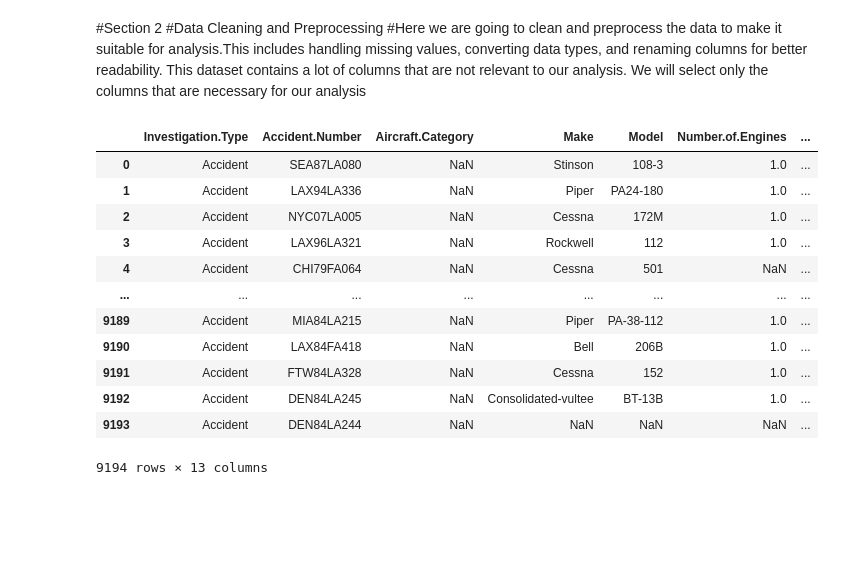
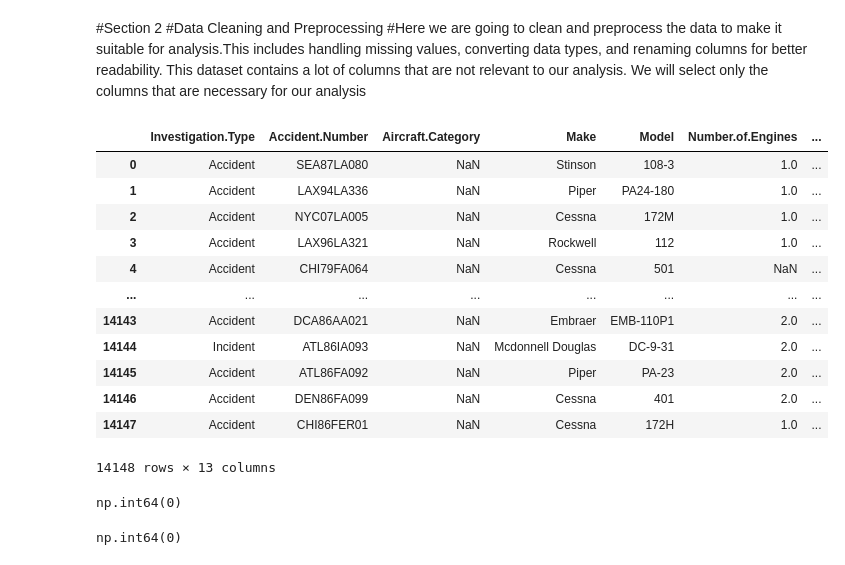
Before and after one commit to nelimaawuor-lgtm/Phase-1-project, a Jupyter notebook: Student.ipynb, the cells around one changed output. Saved outputs shown, nothing was run; the diff lists cells and outputs as text; code cells hidden in the pictures; blank space fills up the shorter version.

```diff
--- a/Student.ipynb
+++ b/Student.ipynb
@@ -9,8 +16,8 @@ import numpy as np
 import matplotlib.pyplot as plt
 import seaborn as sns
 # %%
-#Loading the dataset with pandas
-df = pd.read_csv("Aviation_Data.csv", low_memory=False)
+#Loading the DataFrame
+df = pd.read_csv("Aviation_Data.csv", on_bad_lines='skip', engine='python')
 df
 # %% [output]
 |  | Event.Id | Investigation.Type | Accident.Number | Event.Date | Location | Country | Latitude | Longitude | ... |
@@ -106,19 +113,24 @@ df[df.isna().any(axis=1)]
 #Here we are going to clean and preprocess the data to make it suitable for analysis.This includes handling missing values, converting data types, and renaming columns for better readability.
 This dataset contains a lot of columns that are not relevant to our analysis. We will select only the columns that are necessary for our analysis
 # %%
-New_df = df[["Investigation.Type","Accident.Number", "Aircraft.Category","Make","Model", "Number.of.Engines","Engine.Type", "Purpose.of.flight", "Air.carrier", "Total.Fatal.Injuries", "Total.Serious.Injuries", "Total.Minor.Injuries", "Total.Uninjured"]]
+New_df = df[["Investigation.Type","Accident.Number", "Aircraft.Category","Make","Model", "Number.of.Engines","Engine.Type", "Purpose.of.flight", "Air.carrier", "Total.Fatal.Injuries", "Total.Serious.Injuries", "Total.Minor.Injuries", "Total.Uninjured"]].copy()
 New_df
 # %% [output]
 |  | Investigation.Type | Accident.Number | Aircraft.Category | Make | Model | Number.of.Engines | ... |
 | 0 | Accident | SEA87LA080 | NaN | Stinson | 108-3 | 1.0 | ... |
 | 1 | Accident | LAX94LA336 | NaN | Piper | PA24-180 | 1.0 | ... |
 | 2 | Accident | NYC07LA005 | NaN | Cessna | 172M | 1.0 | ... |
 | 3 | Accident | LAX96LA321 | NaN | Rockwell | 112 | 1.0 | ... |
 | 4 | Accident | CHI79FA064 | NaN | Cessna | 501 | NaN | ... |
 | ... | ... | ... | ... | ... | ... | ... | ... |
-| 9189 | Accident | MIA84LA215 | NaN | Piper | PA-38-112 | 1.0 | ... |
-| 9190 | Accident | LAX84FA418 | NaN | Bell | 206B | 1.0 | ... |
-| 9191 | Accident | FTW84LA328 | NaN | Cessna | 152 | 1.0 | ... |
-| 9192 | Accident | DEN84LA245 | NaN | Consolidated-vultee | BT-13B | 1.0 | ... |
-| 9193 | Accident | DEN84LA244 | NaN | NaN | NaN | NaN | ... |
+| 14143 | Accident | DCA86AA021 | NaN | Embraer | EMB-110P1 | 2.0 | ... |
+| 14144 | Incident | ATL86IA093 | NaN | Mcdonnell Douglas | DC-9-31 | 2.0 | ... |
+| 14145 | Accident | ATL86FA092 | NaN | Piper | PA-23 | 2.0 | ... |
+| 14146 | Accident | DEN86FA099 | NaN | Cessna | 401 | 2.0 | ... |
+| 14147 | Accident | CHI86FER01 | NaN | Cessna | 172H | 1.0 | ... |
-9194 rows × 13 columns
+14148 rows × 13 columns
+# %%
+#Checking for duplicated values
+New_df.duplicated().sum()
+# %% [output]
+np.int64(0)
@@ -124,0 +140,5 @@ New_df
+# %%
+#Checking if we dropped the duplicated values
+New_df.duplicated().sum()
+# %% [output]
+np.int64(0)
```
Also changed, not shown: parts of 14 cells of this notebook.
